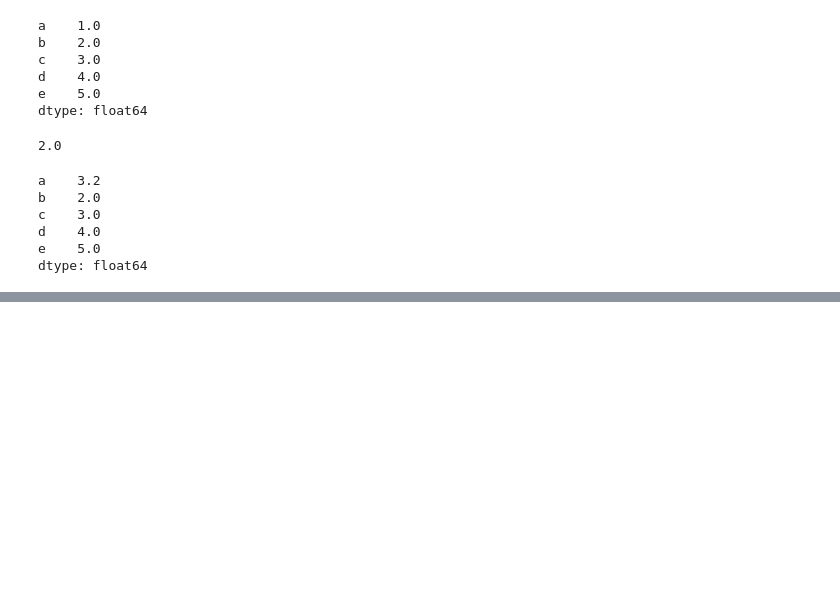
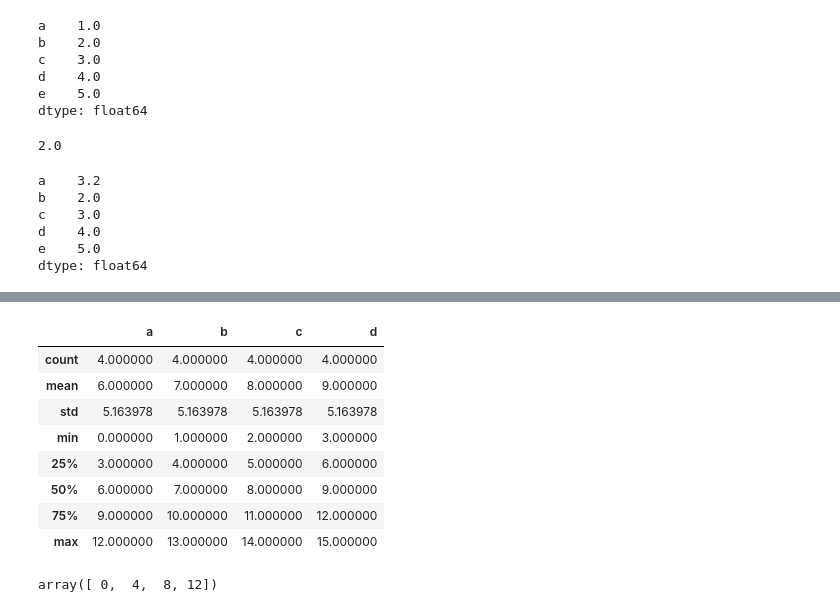
Before and after one commit to eric98040/AI_Basic_2023, a Jupyter notebook: Content/Week4/Pandas/pandas_1.ipynb, the cells around one changed output, grey strips where cells are left out. Drawn from its saved outputs; the diff is of its cells as text; code cells hidden in the pictures; blank space fills up the shorter version.

```diff
--- a/Content/Week4/Pandas/pandas_1.ipynb
+++ b/Content/Week4/Pandas/pandas_1.ipynb
@@ -81,0 +653,6 @@ dtype: float64
+# %%
+df = pd.DataFrame(
+    np.arange(16).reshape(4,4),
+    columns=list('abcd')
+)
+df
@@ -81,0 +769,3 @@ dtype: float64
+# %%
+df['test'] = df.a >0
+df
@@ -81,0 +786,3 @@ dtype: float64
+# %%
+df.test.replace(['True', 'False'], [1,0], inplace=True)
+df
@@ -81,0 +856,16 @@ dtype: float64
+# %%
+df.describe()
+# %% [output]
+|  | a | b | c | d |
+| count | 4.000000 | 4.000000 | 4.000000 | 4.000000 |
+| mean | 6.000000 | 7.000000 | 8.000000 | 9.000000 |
+| std | 5.163978 | 5.163978 | 5.163978 | 5.163978 |
+| min | 0.000000 | 1.000000 | 2.000000 | 3.000000 |
+| 25% | 3.000000 | 4.000000 | 5.000000 | 6.000000 |
+| 50% | 6.000000 | 7.000000 | 8.000000 | 9.000000 |
+| 75% | 9.000000 | 10.000000 | 11.000000 | 12.000000 |
+| max | 12.000000 | 13.000000 | 14.000000 | 15.000000 |
+# %%
+df.a.unique()
+# %% [output]
+array([ 0,  4,  8, 12])
```
Also changed, not shown: parts of 71 cells of this notebook, 11 other files.
